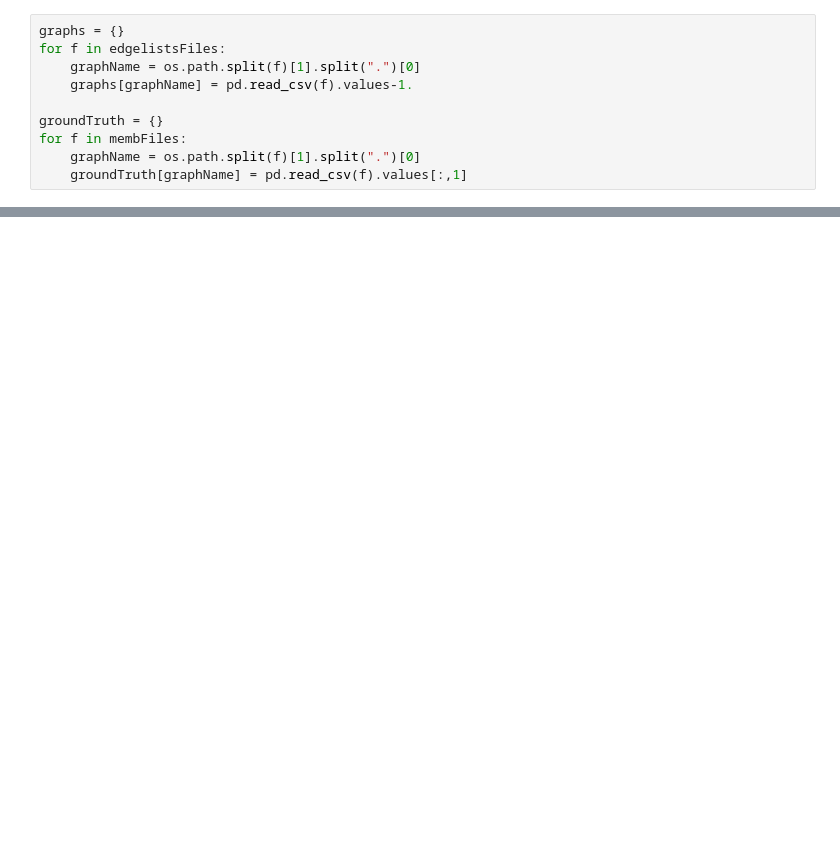
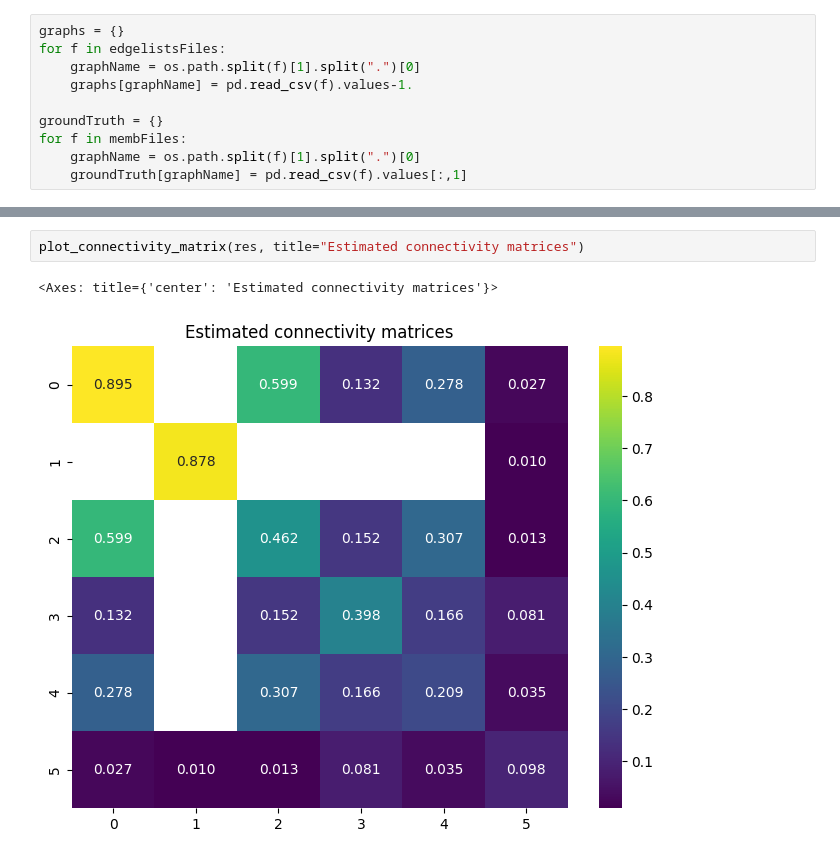
Before and after one commit to kurtmaia/JointSBM, a Jupyter notebook: Simple example.ipynb, the cells around one changed output, grey strips where cells are left out. Saved outputs shown, nothing was run; the diff lists cells and outputs as text; blank space fills up the shorter version.

```diff
--- a/Simple example.ipynb
+++ b/Simple example.ipynb
@@ -41,3 +101,8 @@ INFO:jointsbm.core.jointsbm:Final loss = 3616.675874, total iterations = 43
+# %%
+plot_connectivity_matrix(res, title="Estimated connectivity matrices")
+# %% [output]
+<Axes: title={'center': 'Estimated connectivity matrices'}>
+[figure, added]
 # %%
 Evaluator(groundTruth).evaluate(res.memberships)
 # %% [output]
```
Also changed, not shown: parts of 12 cells of this notebook, 4 other files.
